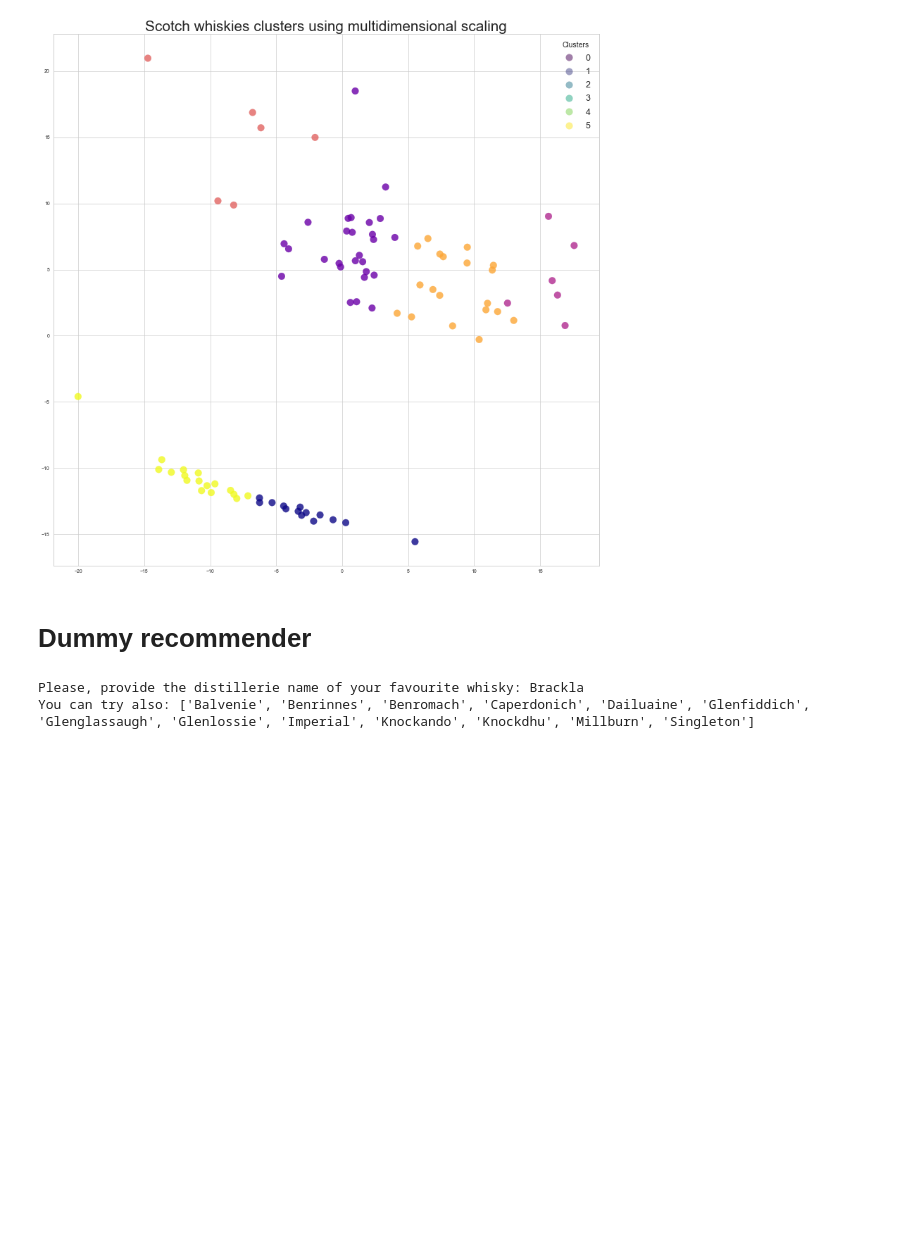
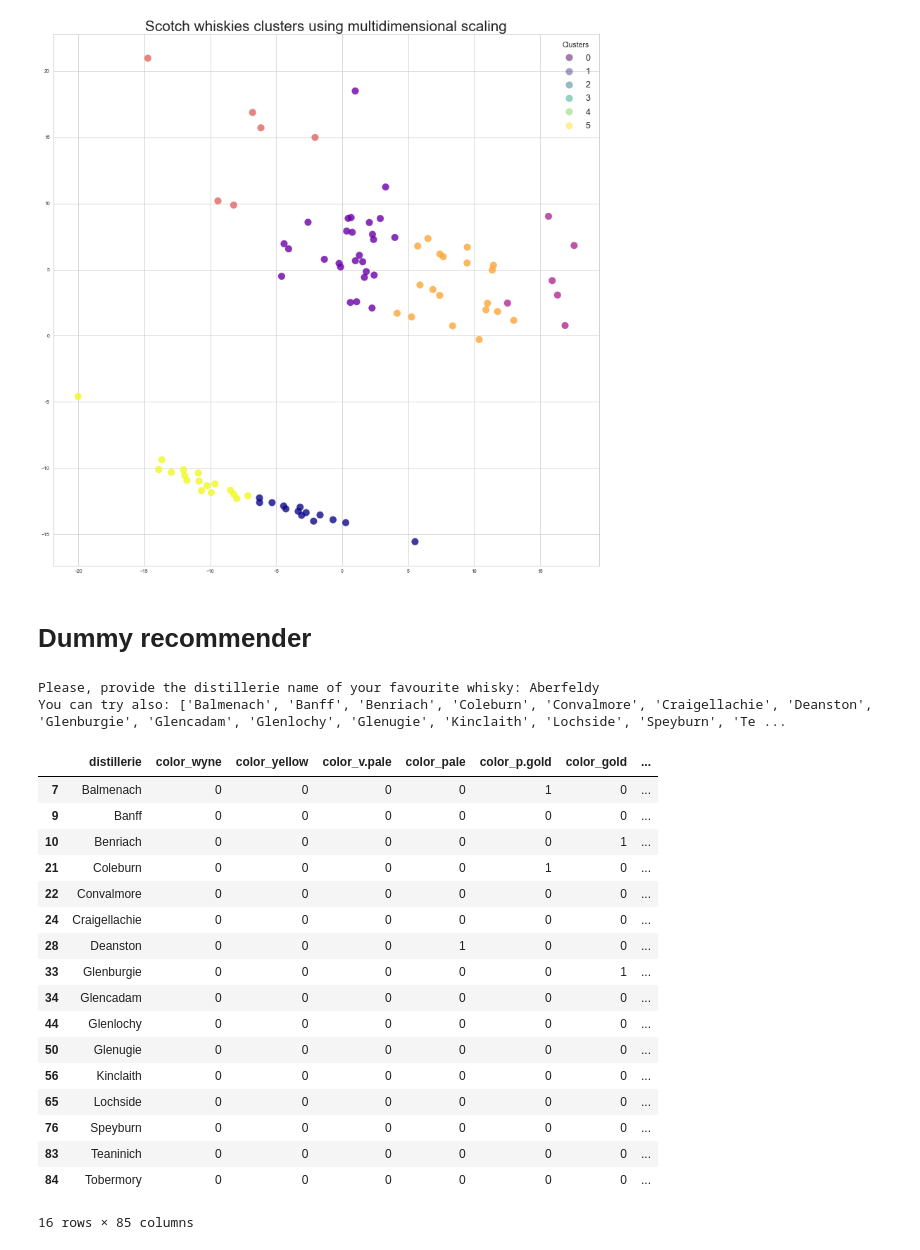
Before and after one commit to Velociraptorvelraptor/scotch-whiskies, a Jupyter notebook: schotch-whiskies-classification.ipynb, the cells around one changed output. Saved outputs shown, nothing was run; the diff lists cells and outputs as text; code cells hidden in the pictures; blank space fills up the shorter version.

```diff
--- a/schotch-whiskies-classification.ipynb
+++ b/schotch-whiskies-classification.ipynb
@@ -409,6 +391,36 @@ else:
                 print(f'Sorry there is nothing similar to {user_choice}')
             else:
                 print(f'You can try also: {group}')
+                recommendations = group
 # %% [output]
-Please, provide the distillerie name of your favourite whisky: Brackla
-You can try also: ['Balvenie', 'Benrinnes', 'Benromach', 'Caperdonich', 'Dailuaine', 'Glenfiddich', 'Glenglassaugh', 'Glenlossie', 'Imperial', 'Knockando', 'Knockdhu', 'Millburn', 'Singleton']
+Please, provide the distillerie name of your favourite whisky: Aberfeldy
+You can try also: ['Balmenach', 'Banff', 'Benriach', 'Coleburn', 'Convalmore', 'Craigellachie', 'Deanston', 'Glenburgie', 'Glencadam', 'Glenlochy', 'Glenugie', 'Kinclaith', 'Lochside', 'Speyburn', 'Te ...
+# %%
+temp_df = df.copy(deep=True)
+
+for n, row in temp_df.iterrows():
+    if row['distillerie'] in recommendations:
+        pass
+    else:
+        temp_df = temp_df.drop(n, axis=0)
+
+temp_df
+# %% [output]
+|  | distillerie | color_wyne | color_yellow | color_v.pale | color_pale | color_p.gold | color_gold | ... |
+| 7 | Balmenach | 0 | 0 | 0 | 0 | 1 | 0 | ... |
+| 9 | Banff | 0 | 0 | 0 | 0 | 0 | 0 | ... |
+| 10 | Benriach | 0 | 0 | 0 | 0 | 0 | 1 | ... |
+| 21 | Coleburn | 0 | 0 | 0 | 0 | 1 | 0 | ... |
+| 22 | Convalmore | 0 | 0 | 0 | 0 | 0 | 0 | ... |
+| 24 | Craigellachie | 0 | 0 | 0 | 0 | 0 | 0 | ... |
+| 28 | Deanston | 0 | 0 | 0 | 1 | 0 | 0 | ... |
+| 33 | Glenburgie | 0 | 0 | 0 | 0 | 0 | 1 | ... |
+| 34 | Glencadam | 0 | 0 | 0 | 0 | 0 | 0 | ... |
+| 44 | Glenlochy | 0 | 0 | 0 | 0 | 0 | 0 | ... |
+| 50 | Glenugie | 0 | 0 | 0 | 0 | 0 | 0 | ... |
+| 56 | Kinclaith | 0 | 0 | 0 | 0 | 0 | 0 | ... |
+| 65 | Lochside | 0 | 0 | 0 | 0 | 0 | 0 | ... |
+| 76 | Speyburn | 0 | 0 | 0 | 0 | 0 | 0 | ... |
+| 83 | Teaninich | 0 | 0 | 0 | 0 | 0 | 0 | ... |
+| 84 | Tobermory | 0 | 0 | 0 | 0 | 0 | 0 | ... |
+16 rows × 85 columns
```
Also changed, not shown: parts of 8 cells of this notebook.
